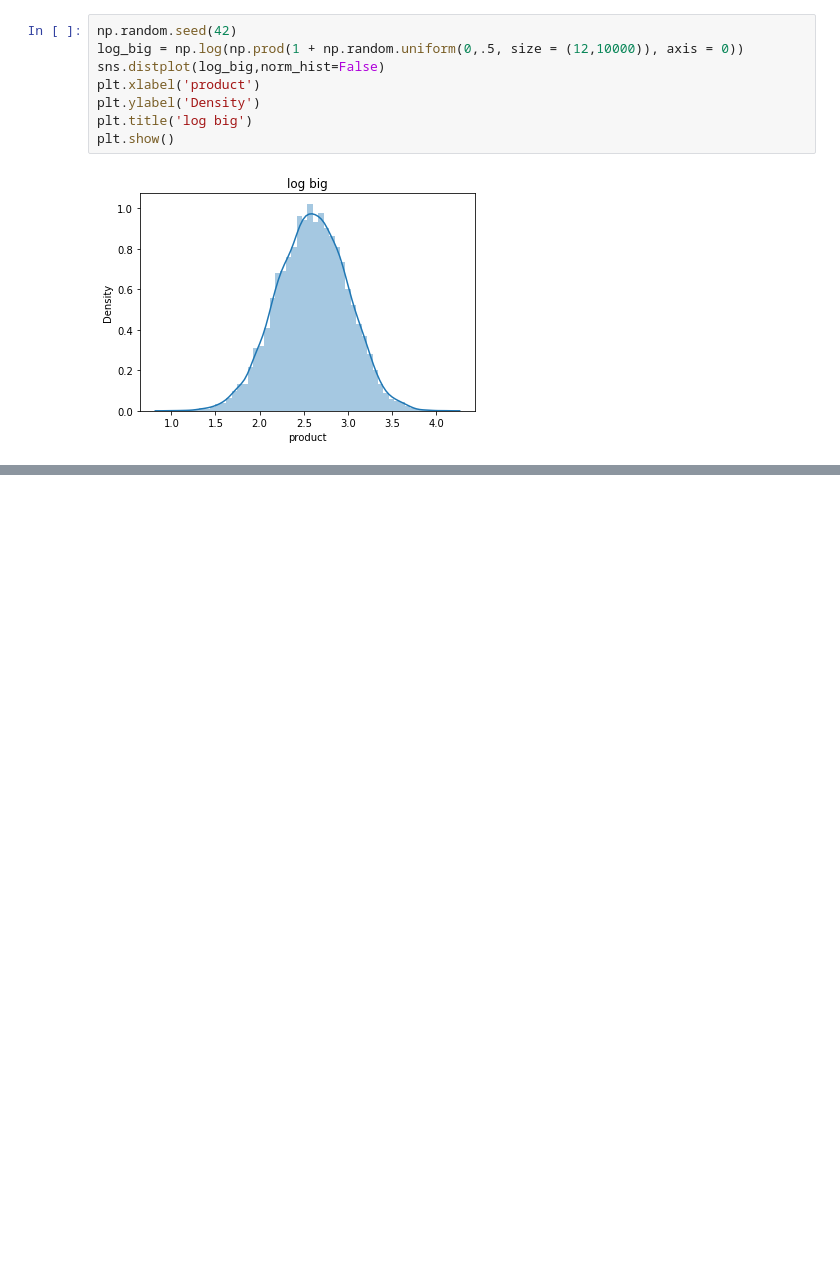
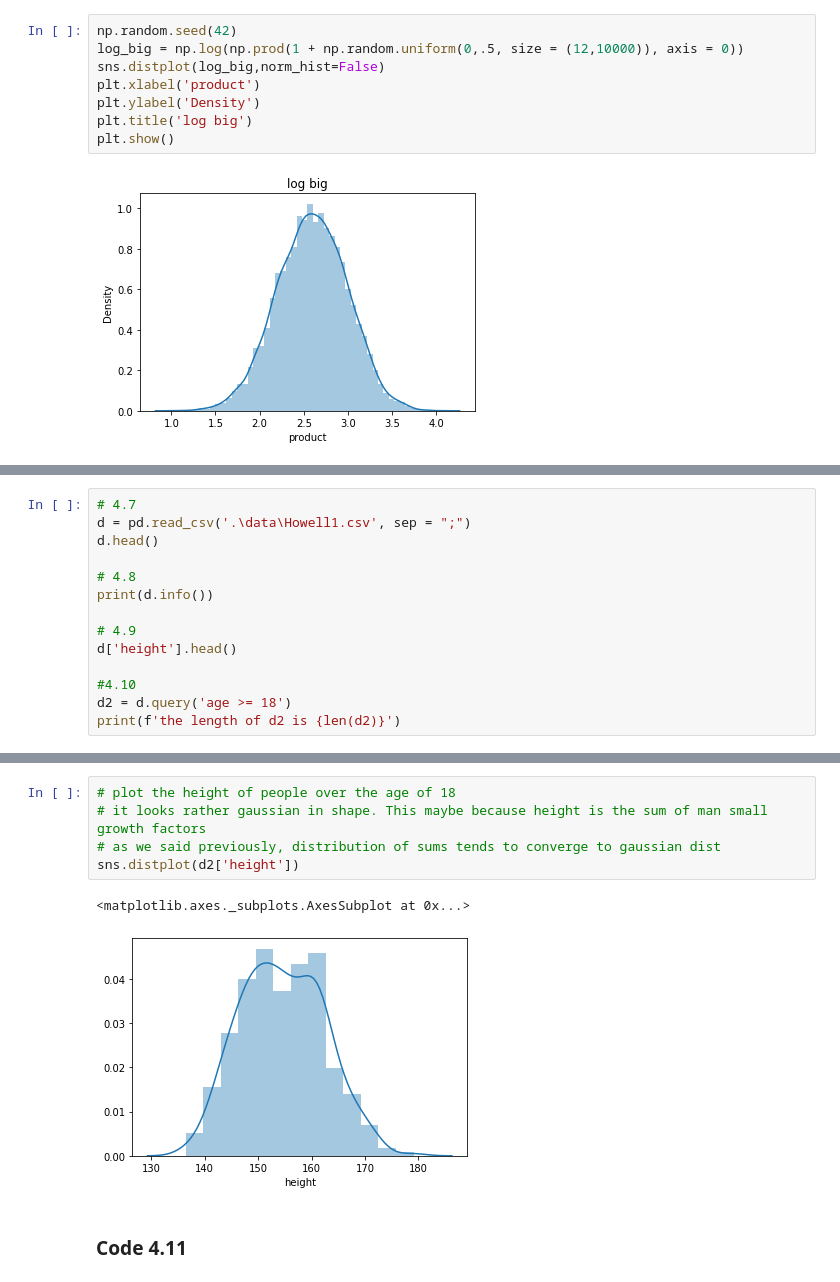
Before and after one commit to jkelley7/stat_rethinking, a Jupyter notebook: Chapter_4.ipynb, the cells around one changed output, grey strips where cells are left out. Cells and saved outputs as stored; diff of their text form; blank space fills up the shorter version.

```diff
--- a/Chapter_4.ipynb
+++ b/Chapter_4.ipynb
@@ -71,0 +90,14 @@ plt.show()
+# %%
+# 4.7
+d = pd.read_csv('.\data\Howell1.csv', sep = ";")
+d.head()
+
+# 4.8
+print(d.info())
+
+# 4.9
+d['height'].head()
+
+#4.10
+d2 = d.query('age >= 18')
+print(f'the length of d2 is {len(d2)}')
@@ -71,0 +116,10 @@ plt.show()
+# %%
+# plot the height of people over the age of 18
+# it looks rather gaussian in shape. This maybe because height is the sum of man small growth factors
+# as we said previously, distribution of sums tends to converge to gaussian dist
+sns.distplot(d2['height'])
+# %% [output]
+<matplotlib.axes._subplots.AxesSubplot at 0x...>
+[figure, added]
+# %% [markdown]
+### Code 4.11
```
Also changed, not shown: parts of 6 cells of this notebook.
